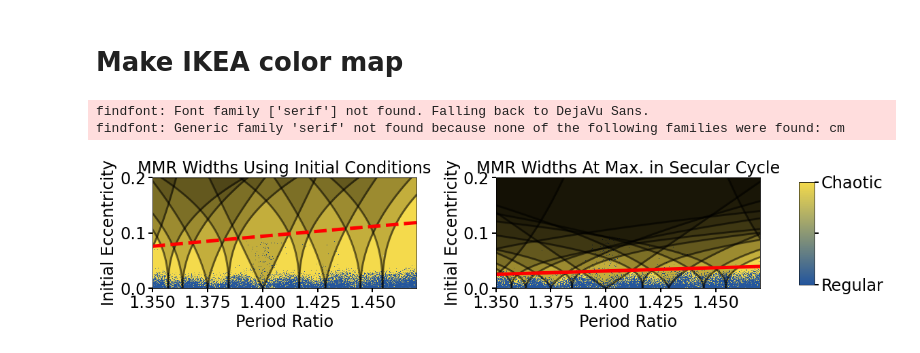
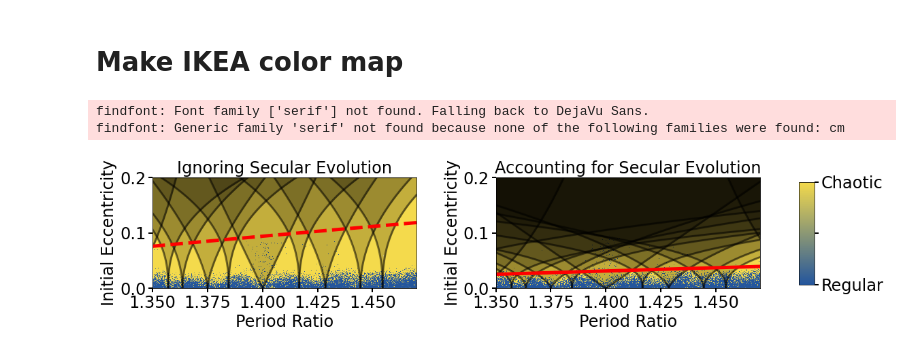
Before and after one commit to dtamayo/exo4_ikea, a Jupyter notebook: exo4_ikea_horizontal_plots.ipynb, the cells around one changed output. Saved outputs shown, nothing was run; the diff lists cells and outputs as text; code cells hidden in the pictures.

```diff
--- a/exo4_ikea_horizontal_plots.ipynb
+++ b/exo4_ikea_horizontal_plots.ipynb
@@ -99,7 +99,7 @@ ax.set_ylim([es.min(), es.max()])
 
 ax.tick_params(axis='both', which='major', labelsize=24)
 ax.tick_params(axis='both', which='minor', labelsize=8)
-ax.set_title('MMR Widths Using Initial Conditions')
+ax.set_title('Ignoring Secular Evolution')
 ######
 
 ax = axarr[1]
@@ -116,32 +116,32 @@ for k in range(1,kmax+1):
         P21 = j/(j-k) # P2/P1
         if P21 < P21s.max()+0.05 and P21 > P21s.min()-0.05:
             ec = ecross(j,k)
             dPs = (j/(j-k))**(2/3)*2*np.sqrt(3)*h[k]**(1/2)*eps**(1/2)*(3*es/ec)**(k/2)
             ax.plot(P21+dPs, es, 'k', alpha=0.5)
             ax.plot(P21-dPs, es, 'k', alpha=0.5)
             ax.fill_betweenx(es, P21-dPs, P21+dPs, alpha=0.2, color='k')
         if P21 < P21s.max() and P21 > P21s.min():
             res.append((j, k))
 ax.plot(P21s, np.exp(-2.2*deltas**(-4/3))*ecs/3, lw=5, color='red')
 
 ax.set_xlabel(r"Period Ratio", fontsize=24)
 ax.set_ylabel(r"Initial Eccentricity", fontsize=24)
 ax.set_xlim([1.35, 1.47])
 ax.set_ylim([es.min(), es.max()])
 
 
 fig.subplots_adjust(wspace=0.3, right=0.9)
 cbar_ax = fig.add_axes([0.95, 0.15, 0.02, 0.7])
 cb = fig.colorbar(im, cax=cbar_ax)
 cb.ax.tick_params(labelsize=24)
 cb.set_ticks([im.colorbar.vmin + t*(im.colorbar.vmax-im.colorbar.vmin) for t in cb.ax.get_yticks()])
 cb.set_ticklabels(['Regular', '', 'Chaotic'])
 
 ax.tick_params(axis='both', which='major', labelsize=24)
 ax.tick_params(axis='both', which='minor', labelsize=8)
-ax.set_title('MMR Widths At Max. in Secular Cycle')
+ax.set_title('Accounting for Secular Evolution')
 fig.savefig('overlap.pdf', bbox_inches='tight')
 # %% [output]
 findfont: Font family ['serif'] not found. Falling back to DejaVu Sans.
 findfont: Generic family 'serif' not found because none of the following families were found: cm
-[figure, old version]
+[figure, new version]
```
